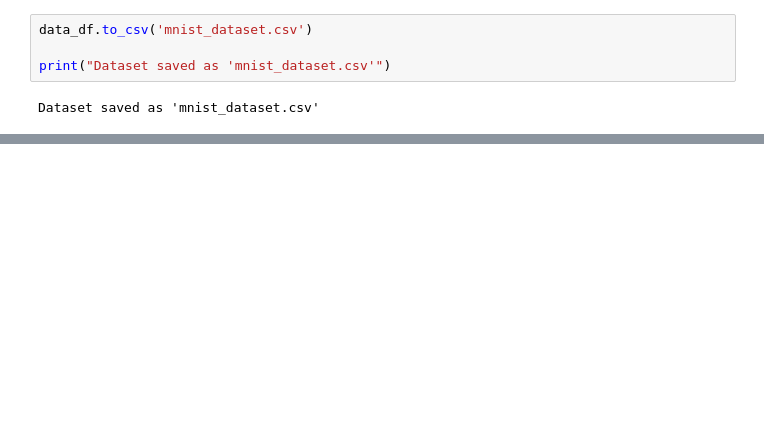
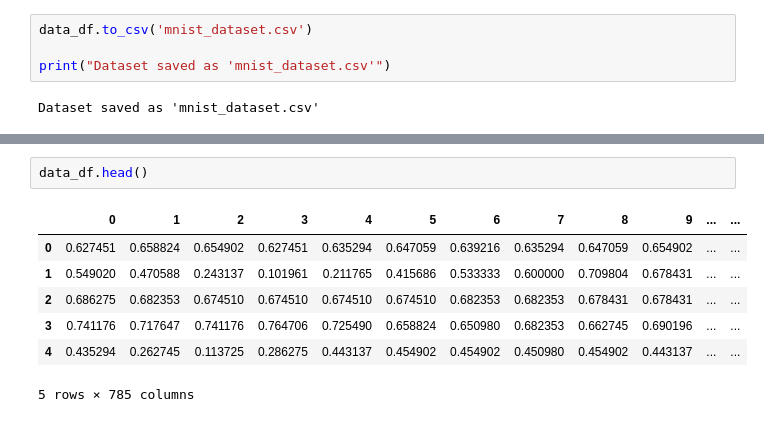
Before and after one commit to MinaMagdy484/Handwritten-Digit-Recognition-Using-Machine-Learning-Techniques, a Jupyter notebook: project.ipynb, the cells around one changed output, grey strips where cells are left out. Cells and saved outputs as stored; diff of their text form; blank space fills up the shorter version.

```diff
--- a/project.ipynb
+++ b/project.ipynb
@@ -98,0 +91,10 @@ Dataset saved as 'mnist_dataset.csv'
+# %%
+data_df.head()
+# %% [output]
+|  | 0 | 1 | 2 | 3 | 4 | 5 | 6 | 7 | 8 | 9 | ... | ... |
+| 0 | 0.627451 | 0.658824 | 0.654902 | 0.627451 | 0.635294 | 0.647059 | 0.639216 | 0.635294 | 0.647059 | 0.654902 | ... | ... |
+| 1 | 0.549020 | 0.470588 | 0.243137 | 0.101961 | 0.211765 | 0.415686 | 0.533333 | 0.600000 | 0.709804 | 0.678431 | ... | ... |
+| 2 | 0.686275 | 0.682353 | 0.674510 | 0.674510 | 0.674510 | 0.674510 | 0.682353 | 0.682353 | 0.678431 | 0.678431 | ... | ... |
+| 3 | 0.741176 | 0.717647 | 0.741176 | 0.764706 | 0.725490 | 0.658824 | 0.650980 | 0.682353 | 0.662745 | 0.690196 | ... | ... |
+| 4 | 0.435294 | 0.262745 | 0.113725 | 0.286275 | 0.443137 | 0.454902 | 0.454902 | 0.450980 | 0.454902 | 0.443137 | ... | ... |
+5 rows × 785 columns
```
Also changed, not shown: parts of 28 cells of this notebook, 8 other files.
